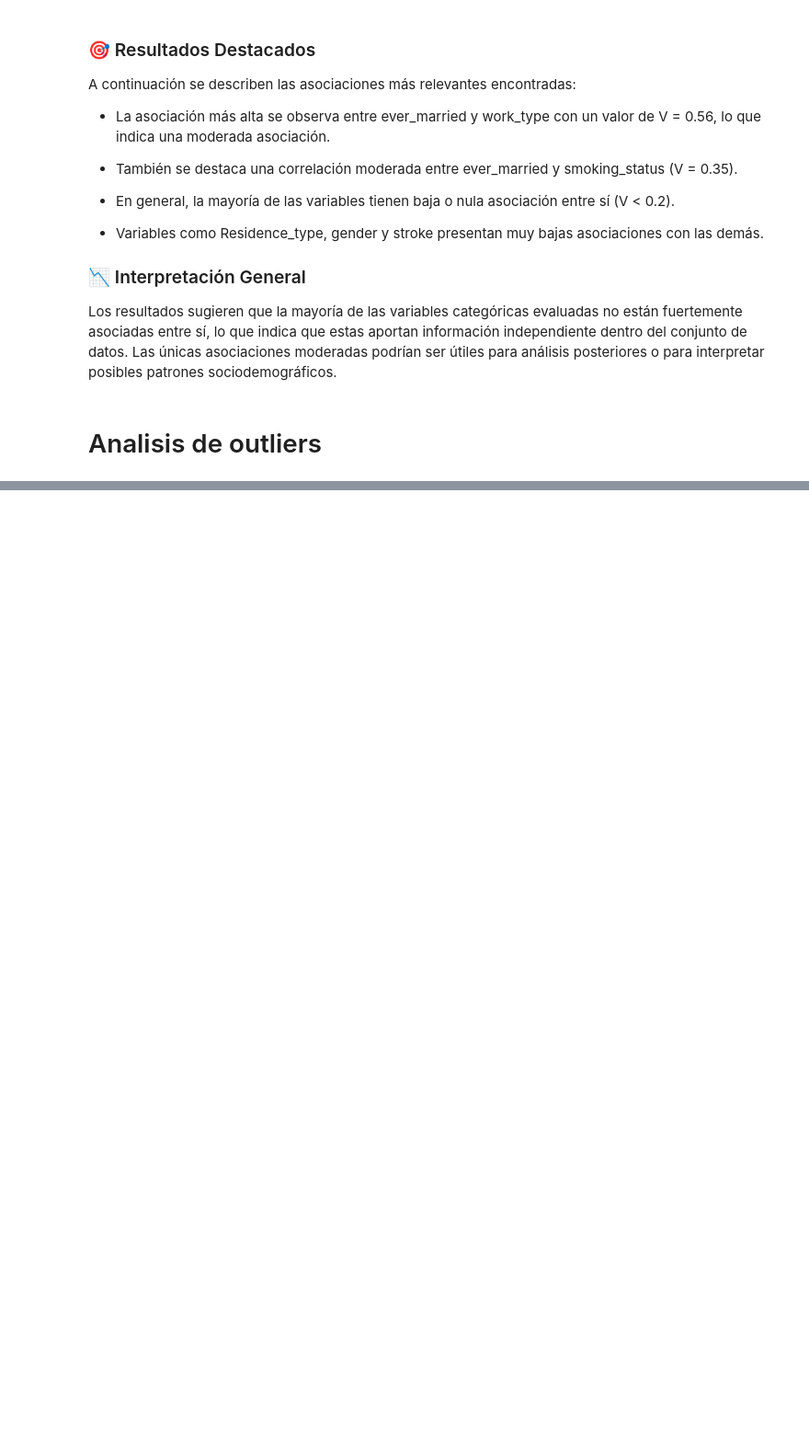
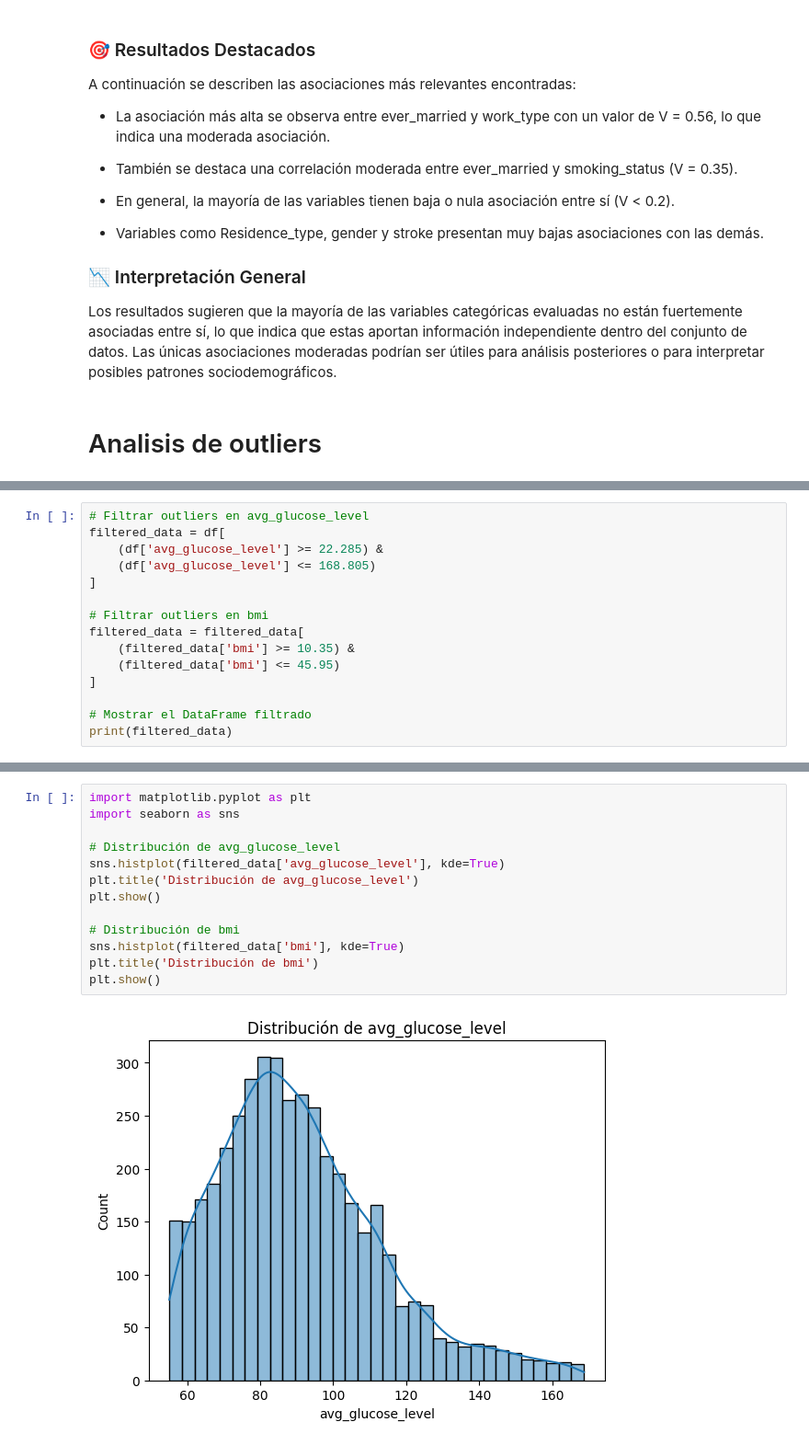
Before and after one commit to Bootcamp-IA-P4/brainstroke-navm, a Jupyter notebook: eda/EDA.ipynb, the cells around one changed output, grey strips where cells are left out. Shown at 92% size. Cells and saved outputs as stored; diff of their text form; blank space fills up the shorter version.

```diff
--- a/EDA.ipynb
+++ b/eda/EDA.ipynb
@@ -345,0 +406,15 @@ Los resultados sugieren que la mayoría de las variables categóricas evaluadas
+# %%
+# Filtrar outliers en avg_glucose_level
+filtered_data = df[
+    (df['avg_glucose_level'] >= 22.285) &
+    (df['avg_glucose_level'] <= 168.805)
+]
+
+# Filtrar outliers en bmi
+filtered_data = filtered_data[
+    (filtered_data['bmi'] >= 10.35) &
+    (filtered_data['bmi'] <= 45.95)
+]
+
+# Mostrar el DataFrame filtrado
+print(filtered_data)
@@ -345,0 +466,15 @@ Los resultados sugieren que la mayoría de las variables categóricas evaluadas
+# %%
+import matplotlib.pyplot as plt
+import seaborn as sns
+
+# Distribución de avg_glucose_level
+sns.histplot(filtered_data['avg_glucose_level'], kde=True)
+plt.title('Distribución de avg_glucose_level')
+plt.show()
+
+# Distribución de bmi
+sns.histplot(filtered_data['bmi'], kde=True)
+plt.title('Distribución de bmi')
+plt.show()
+# %% [output]
+[figure, added]
```
Also changed, not shown: parts of 13 cells of this notebook, 1 other file.
